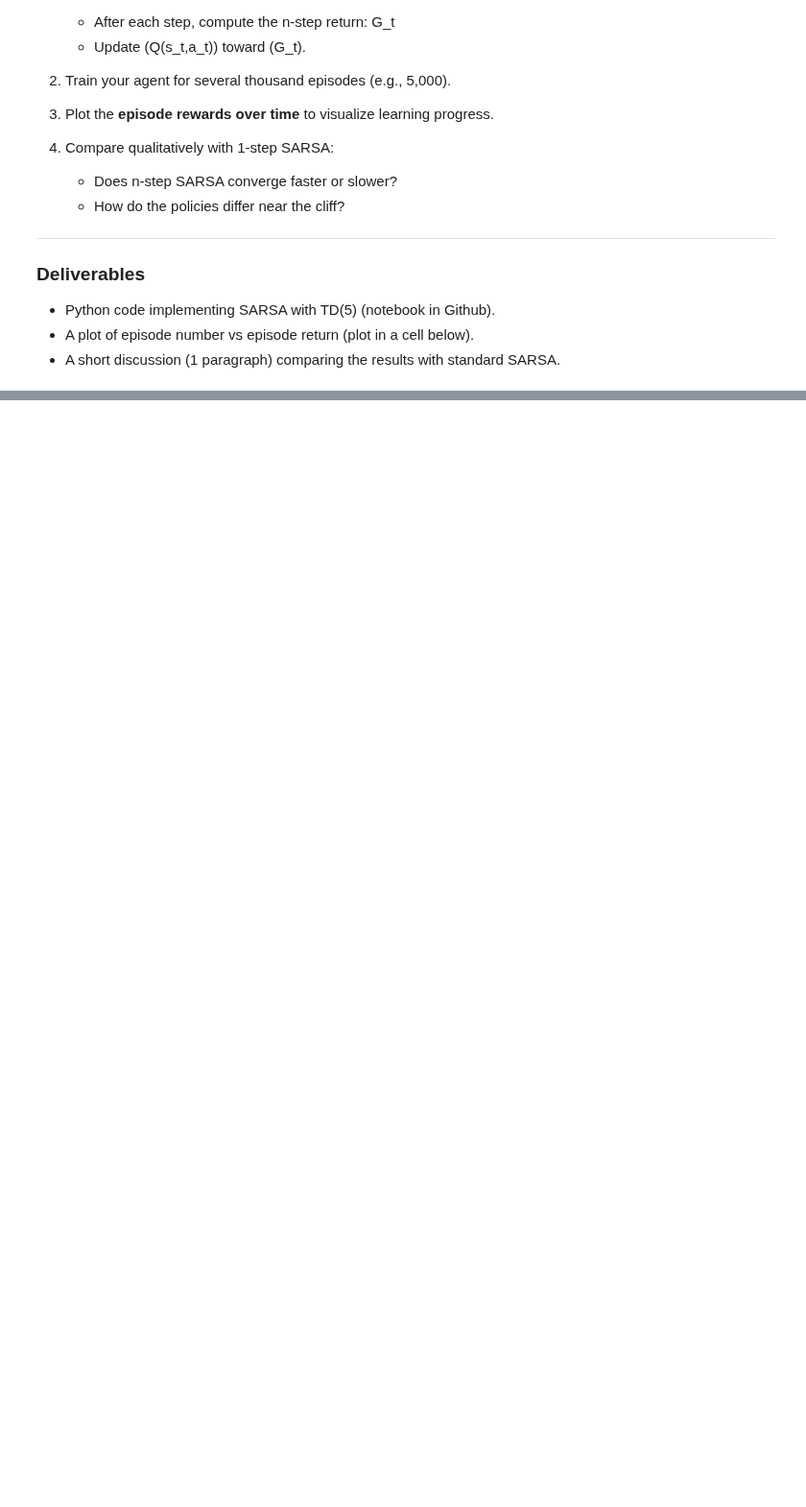
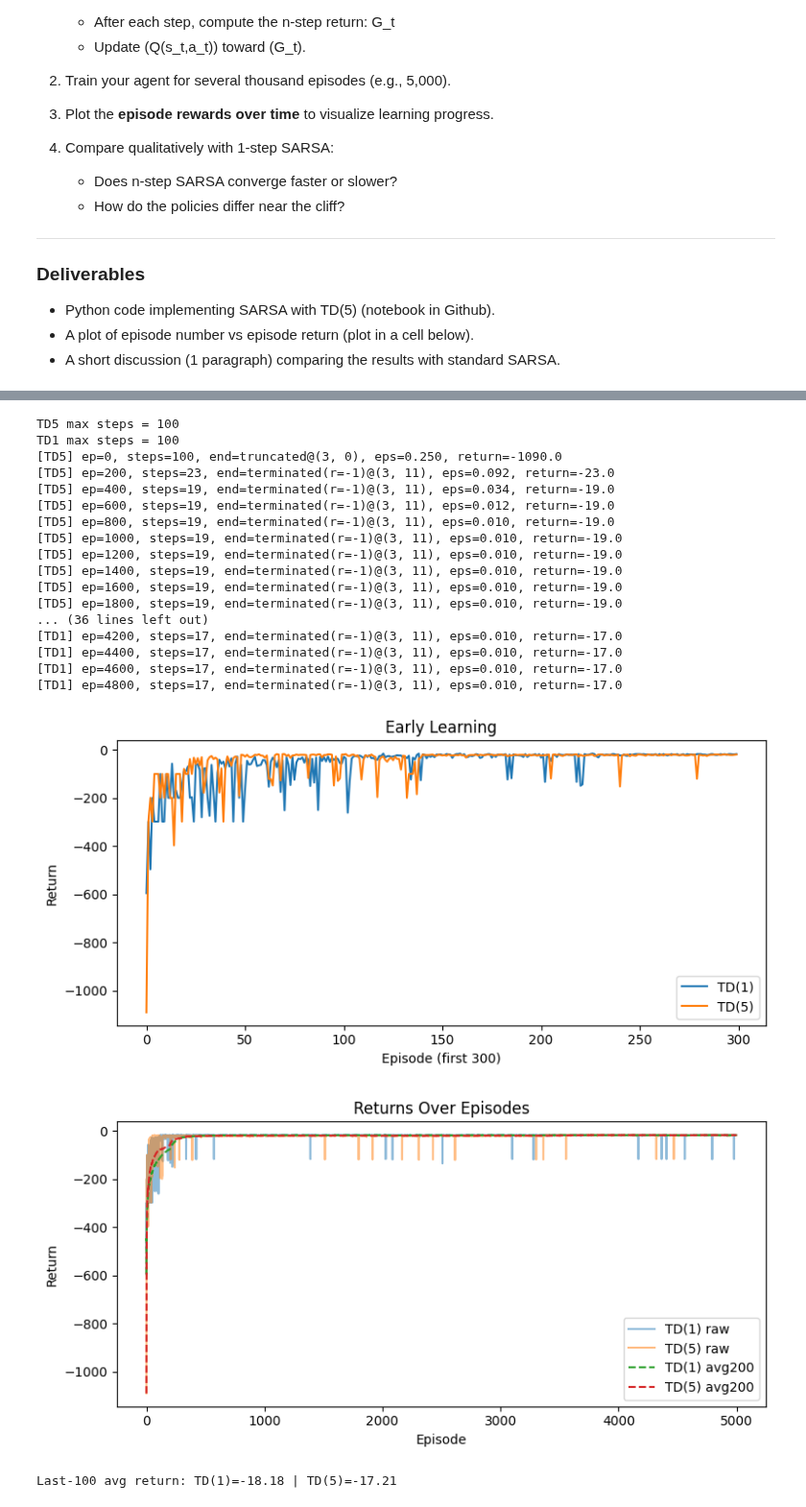
Before and after one commit to ddcreating/RL_code, a Jupyter notebook: lab4_dyna.ipynb, the cells around one changed output, grey strips where cells are left out. Shown at 96% size. Cells and saved outputs as stored; diff of their text form; code cells hidden in the pictures; blank space fills up the shorter version.

```diff
--- a/lab4_dyna.ipynb
+++ b/lab4_dyna.ipynb
@@ -375,0 +290,51 @@ TD(1) Statistics:
+# %%
+# ------------- 运行 -------------
+set_seed(0)
+env5 = gym.make("CliffWalking-v1", max_episode_steps=100)
+env1 = gym.make("CliffWalking-v1", max_episode_steps=100)
+
+print("TD5 max steps =", env5.spec.max_episode_steps)   # 应该打印 100
+print("TD1 max steps =", env1.spec.max_episode_steps)
+
+Q5, ret5, suc5 = sarsa_td5(env5, EPISODES, ALPHA_5, GAMMA, EPS0, EPSF, EDECAY)
+Q1, ret1, suc1 = sarsa_td1(env1, EPISODES, ALPHA_1, GAMMA, EPS0, EPSF, EDECAY)
+
+# ------------- 画图 -------------
+# 1) 前 300 局
+plt.figure(figsize=(8,4))
+plt.plot(ret1[:300], label="TD(1)")
+plt.plot(ret5[:300], label="TD(5)")
+plt.xlabel("Episode (first 300)"); plt.ylabel("Return")
+plt.title("Early Learning"); plt.legend(); plt.tight_layout(); plt.show()
+
+# 2) 全程回报 + avg200
+plt.figure(figsize=(8,4))
+plt.plot(ret1, alpha=.5, label="TD(1) raw")
+plt.plot(ret5, alpha=.5, label="TD(5) raw")
+plt.plot(smooth(ret1, 200), '--', label="TD(1) avg200")
+plt.plot(smooth(ret5, 200), '--', label="TD(5) avg200")
+plt.xlabel("Episode"); plt.ylabel("Return")
+plt.title("Returns Over Episodes"); plt.legend(); plt.tight_layout(); plt.show()
+
+print(f"Last-100 avg return: TD(1)={np.mean(ret1[-100:]):.2f} | TD(5)={np.mean(ret5[-100:]):.2f}")
+# %% [output]
+TD5 max steps = 100
+TD1 max steps = 100
+[TD5] ep=0, steps=100, end=truncated@(3, 0), eps=0.250, return=-1090.0
+[TD5] ep=200, steps=23, end=terminated(r=-1)@(3, 11), eps=0.092, return=-23.0
+[TD5] ep=400, steps=19, end=terminated(r=-1)@(3, 11), eps=0.034, return=-19.0
+[TD5] ep=600, steps=19, end=terminated(r=-1)@(3, 11), eps=0.012, return=-19.0
+[TD5] ep=800, steps=19, end=terminated(r=-1)@(3, 11), eps=0.010, return=-19.0
+[TD5] ep=1000, steps=19, end=terminated(r=-1)@(3, 11), eps=0.010, return=-19.0
+[TD5] ep=1200, steps=19, end=terminated(r=-1)@(3, 11), eps=0.010, return=-19.0
+[TD5] ep=1400, steps=19, end=terminated(r=-1)@(3, 11), eps=0.010, return=-19.0
+[TD5] ep=1600, steps=19, end=terminated(r=-1)@(3, 11), eps=0.010, return=-19.0
+[TD5] ep=1800, steps=19, end=terminated(r=-1)@(3, 11), eps=0.010, return=-19.0
+... (36 lines left out)
+[TD1] ep=4200, steps=17, end=terminated(r=-1)@(3, 11), eps=0.010, return=-17.0
+[TD1] ep=4400, steps=17, end=terminated(r=-1)@(3, 11), eps=0.010, return=-17.0
+[TD1] ep=4600, steps=17, end=terminated(r=-1)@(3, 11), eps=0.010, return=-17.0
+[TD1] ep=4800, steps=17, end=terminated(r=-1)@(3, 11), eps=0.010, return=-17.0
+[figure, added]
+[figure, added]
+Last-100 avg return: TD(1)=-18.18 | TD(5)=-17.21
```
Also changed, not shown: parts of 6 cells of this notebook.
